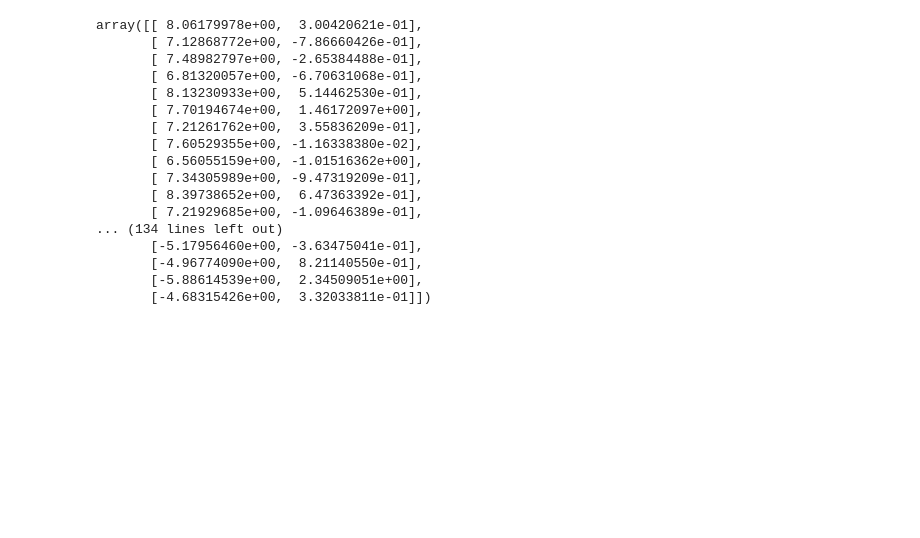
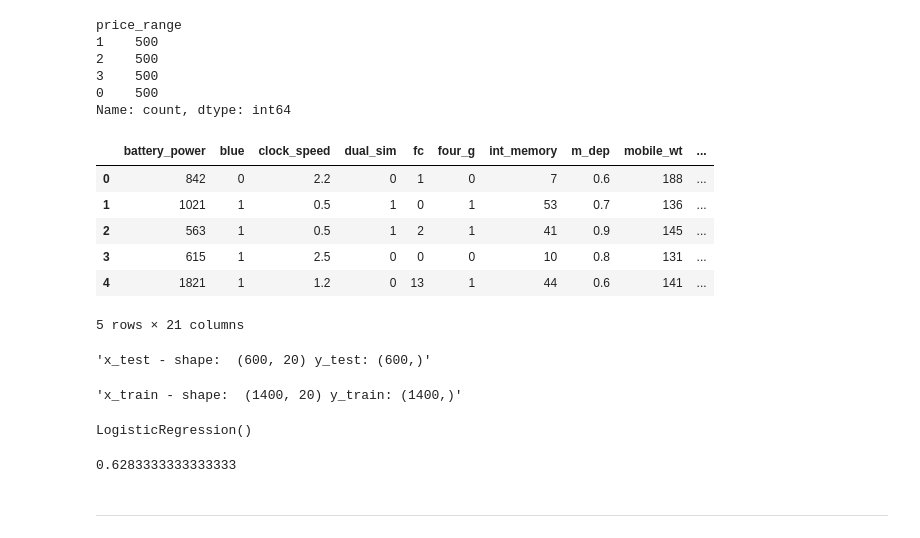
Before and after one commit to playnik94/PDS_3_DZ_Liashenko, a Jupyter notebook: Lesson_43/dz_43.ipynb, the cells around one changed output. Cells and saved outputs as stored; diff of their text form; code cells hidden in the pictures; blank space fills up the shorter version.

```diff
--- a/Lesson_43/dz_43.ipynb
+++ b/Lesson_43/dz_43.ipynb
@@ -140,24 +0,0 @@ array([[ 5.91274714e+00,  2.30203322e+00],
-# %%
-from sklearn.discriminant_analysis import LinearDiscriminantAnalysis
-
-lda = LinearDiscriminantAnalysis()
-new_data = lda.fit_transform(X,y)
-new_data
-# %% [output]
-array([[ 8.06179978e+00,  3.00420621e-01],
-       [ 7.12868772e+00, -7.86660426e-01],
-       [ 7.48982797e+00, -2.65384488e-01],
-       [ 6.81320057e+00, -6.70631068e-01],
-       [ 8.13230933e+00,  5.14462530e-01],
-       [ 7.70194674e+00,  1.46172097e+00],
-       [ 7.21261762e+00,  3.55836209e-01],
-       [ 7.60529355e+00, -1.16338380e-02],
-       [ 6.56055159e+00, -1.01516362e+00],
-       [ 7.34305989e+00, -9.47319209e-01],
-       [ 8.39738652e+00,  6.47363392e-01],
-       [ 7.21929685e+00, -1.09646389e-01],
-... (134 lines left out)
-       [-5.17956460e+00, -3.63475041e-01],
-       [-4.96774090e+00,  8.21140550e-01],
-       [-5.88614539e+00,  2.34509051e+00],
-       [-4.68315426e+00,  3.32033811e-01]])
@@ -163,0 +13,46 @@ array([[ 8.06179978e+00,  3.00420621e-01],
+# %%
+df = pd.read_csv('mobile_price_range_data.csv')
+
+display(df.iloc[::, -1].value_counts())
+
+X = df.iloc[::, :-1]
+Y = df.iloc[::, -1]
+# %% [output]
+price_range
+1    500
+2    500
+3    500
+0    500
+Name: count, dtype: int64
+# %%
+df.head()
+# %% [output]
+|  | battery_power | blue | clock_speed | dual_sim | fc | four_g | int_memory | m_dep | mobile_wt | ... |
+| 0 | 842 | 0 | 2.2 | 0 | 1 | 0 | 7 | 0.6 | 188 | ... |
+| 1 | 1021 | 1 | 0.5 | 1 | 0 | 1 | 53 | 0.7 | 136 | ... |
+| 2 | 563 | 1 | 0.5 | 1 | 2 | 1 | 41 | 0.9 | 145 | ... |
+| 3 | 615 | 1 | 2.5 | 0 | 0 | 0 | 10 | 0.8 | 131 | ... |
+| 4 | 1821 | 1 | 1.2 | 0 | 13 | 1 | 44 | 0.6 | 141 | ... |
+5 rows × 21 columns
+# %%
+x_train, x_test, y_train, y_test = train_test_split(X, Y, test_size=0.3, random_state=1)
+
+display(f'x_test - shape:  {x_test.shape} y_test: {y_test.shape}')
+display(f'x_train - shape:  {x_train.shape} y_train: {y_train.shape}')
+# %% [output]
+'x_test - shape:  (600, 20) y_test: (600,)'
+'x_train - shape:  (1400, 20) y_train: (1400,)'
+# %%
+import warnings
+warnings.filterwarnings('ignore')
+
+model = LogisticRegression()
+model.fit(x_train, y_train)
+# %% [output]
+LogisticRegression()
+# %%
+print(model.score(x_test, y_test))
+# %% [output]
+0.6283333333333333
+# %% [markdown]
+------------------------
```
Also changed, not shown: parts of 64 cells of this notebook.
